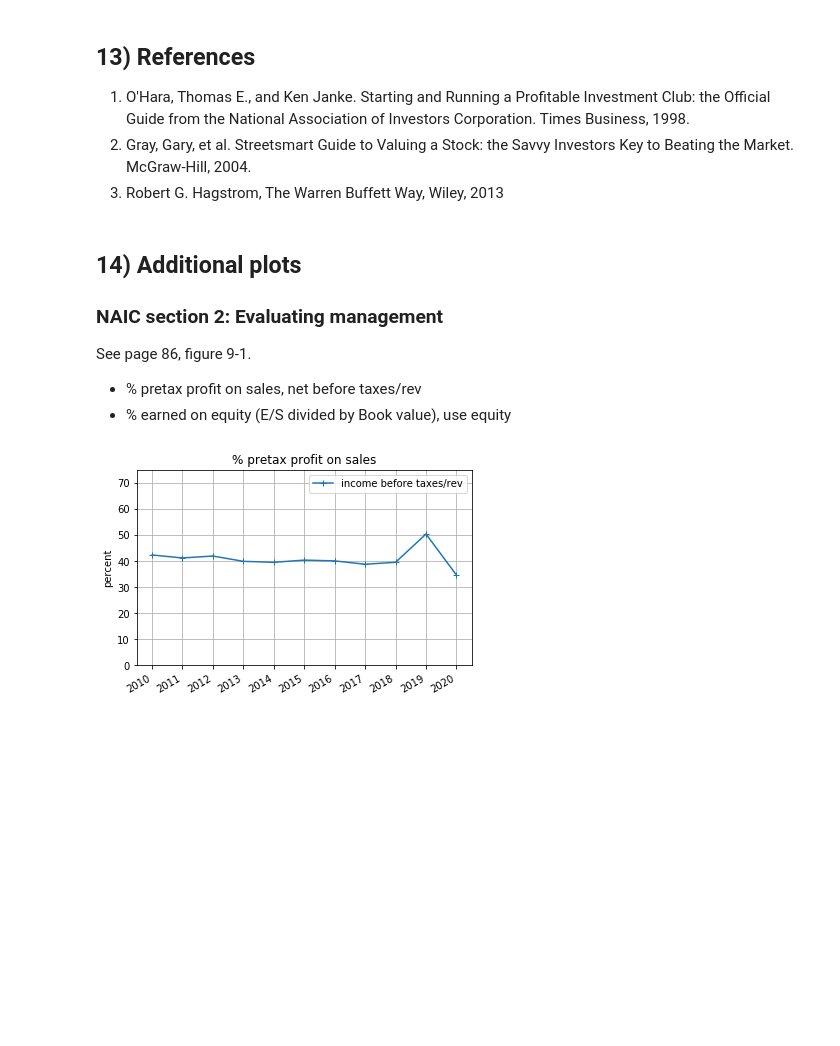
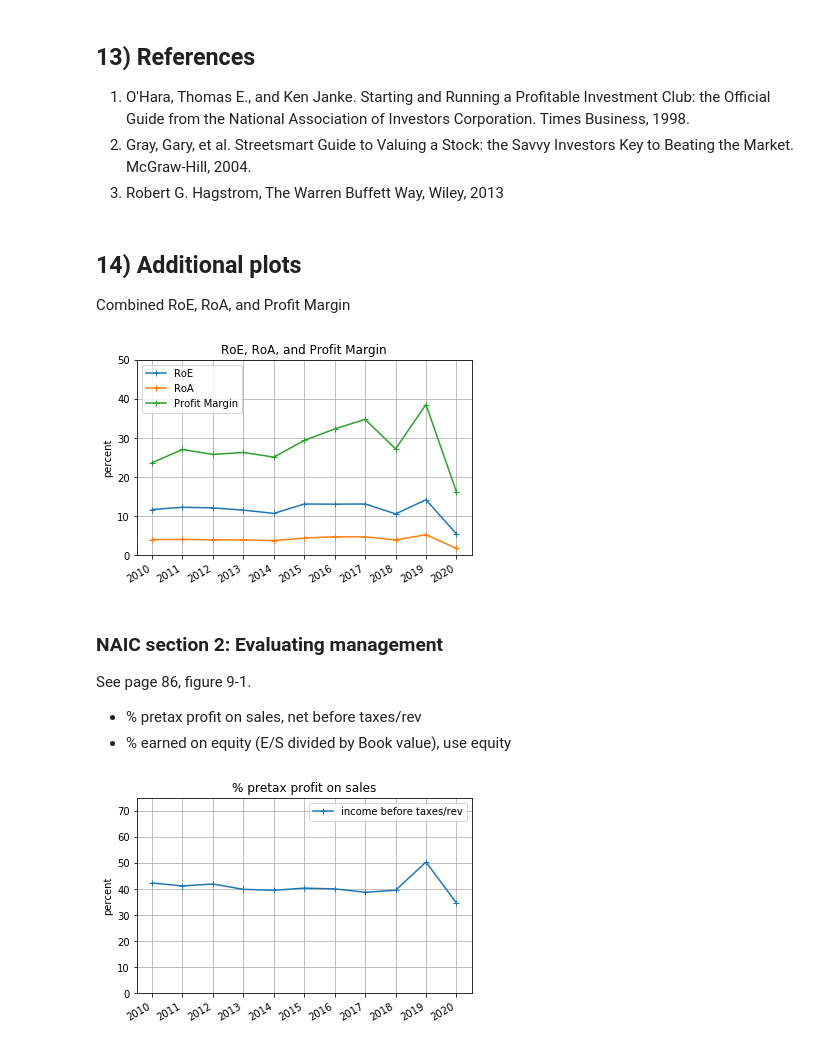
Before and after one commit to Tiburonboy/objective-blue-fish, a Jupyter notebook: FRT analysis.ipynb, the cells around one changed output. Drawn from its saved outputs; the diff is of its cells as text; code cells hidden in the pictures; blank space fills up the shorter version.

```diff
--- a/FRT analysis.ipynb
+++ b/FRT analysis.ipynb
@@ -2084,9 +2145,44 @@ Dividend: Aristocrat, Achiever & Champion
 1. O'Hara, Thomas E., and Ken Janke. Starting and Running a Profitable Investment Club: the Official Guide from the National Association of Investors Corporation. Times Business, 1998.
 2. Gray, Gary, et al. Streetsmart Guide to Valuing a Stock: the Savvy Investors Key to Beating the Market. McGraw-Hill, 2004.
 3. Robert G. Hagstrom, The Warren Buffett Way, Wiley, 2013
+# %% [markdown]
+## 14) Additional plots <a id="section14"></a>
+Combined RoE, RoA, and Profit Margin
+# %%
+# line 1: Shareholder equity
+shareholder_equity =  df_metrics.iloc[2].to_numpy()[1:].astype('float')[::-1]
+#line 6: Total assets
+total_assets = df_metrics.iloc[6].to_numpy()[1:].astype('float')[::-1]
+#line 0: Total revenue
+total_revenue = df_metrics.iloc[0].to_numpy()[1:].astype('float')[::-1]
+# %%
+# Set the locator
+locator = mdates.YearLocator()  # every year
+fmt = mdates.DateFormatter('%Y')
+
+fig, ax1 = plt.subplots()
+ax1.set_ylabel('percent')
+
+ax1.plot(year_ended_list,net_income/shareholder_equity*100, '-+',label='RoE')
+ax1.plot(year_ended_list,net_income/total_assets*100, '-+',label='RoA')
+ax1.plot(year_ended_list,net_income/total_revenue*100, '-+',label='Profit Margin')
+
+ax1.tick_params(axis='y')
+ax1.set_ylim((0,50))
+ax1.legend()
+plt.grid()
+
+X = plt.gca().xaxis
+X.set_major_locator(locator)
+# Specify formatter
+X.set_major_formatter(fmt)
+plt.gcf().autofmt_xdate()
+
+plt.title('RoE, RoA, and Profit Margin')
+plt.show()
+# %% [output]
+[figure, added]
 # %% [markdown]
-## 14) Additional plots <a id="section14"></a>
-
 ### NAIC section 2: Evaluating management
 See page 86, figure 9-1.
 - % pretax profit on sales, net before taxes/rev
```
Also changed, not shown: parts of 7 cells of this notebook.
